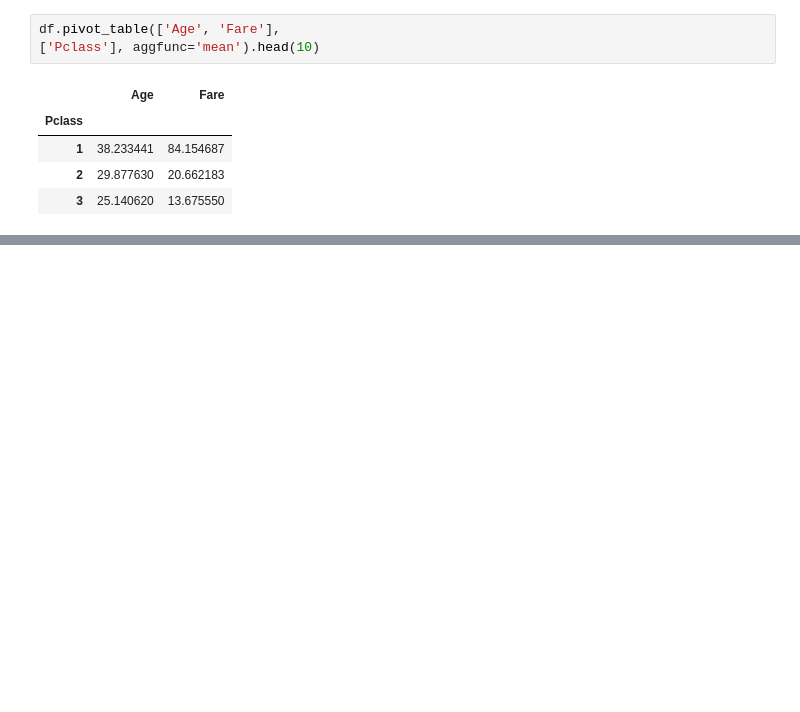
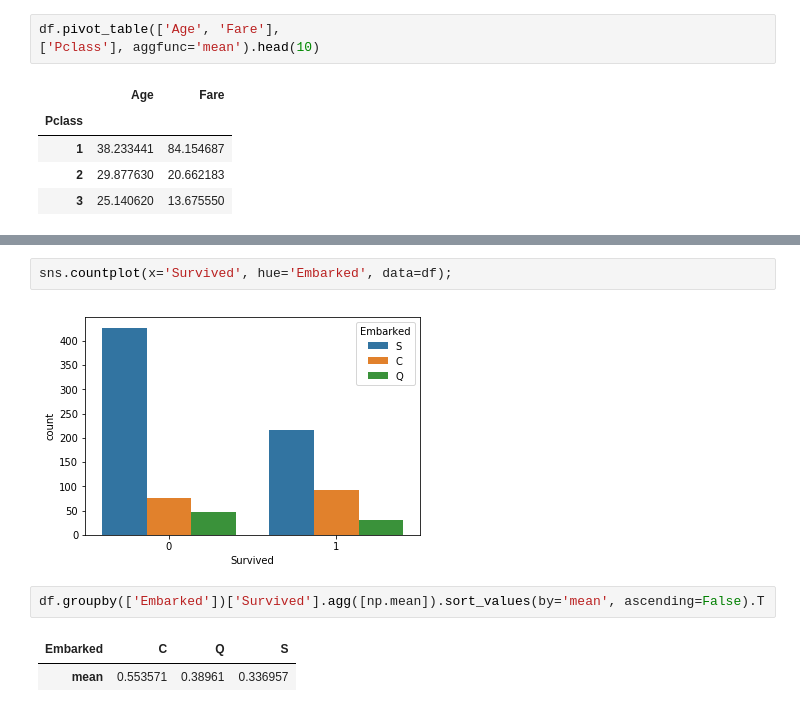
Before and after one commit to pyro-bot/AI_1, a Jupyter notebook: лабы_решения/1161_1/Хамидов/laba3/laba3.ipynb, the cells around one changed output, grey strips where cells are left out. Drawn from its saved outputs; the diff is of its cells as text; blank space fills up the shorter version.

```diff
--- a/лабы_решения/1161_1/Хамидов/laba3/laba3.ipynb
+++ b/лабы_решения/1161_1/Хамидов/laba3/laba3.ipynb
@@ -229,0 +222,9 @@ for idx, feat in enumerate(columns):
+# %%
+sns.countplot(x='Survived', hue='Embarked', data=df);
+# %% [output]
+[figure, added]
+# %%
+df.groupby(['Embarked'])['Survived'].agg([np.mean]).sort_values(by='mean', ascending=False).T
+# %% [output]
+| Embarked | C | Q | S |
+| mean | 0.553571 | 0.38961 | 0.336957 |
```
Also changed, not shown: parts of 28 cells of this notebook.
